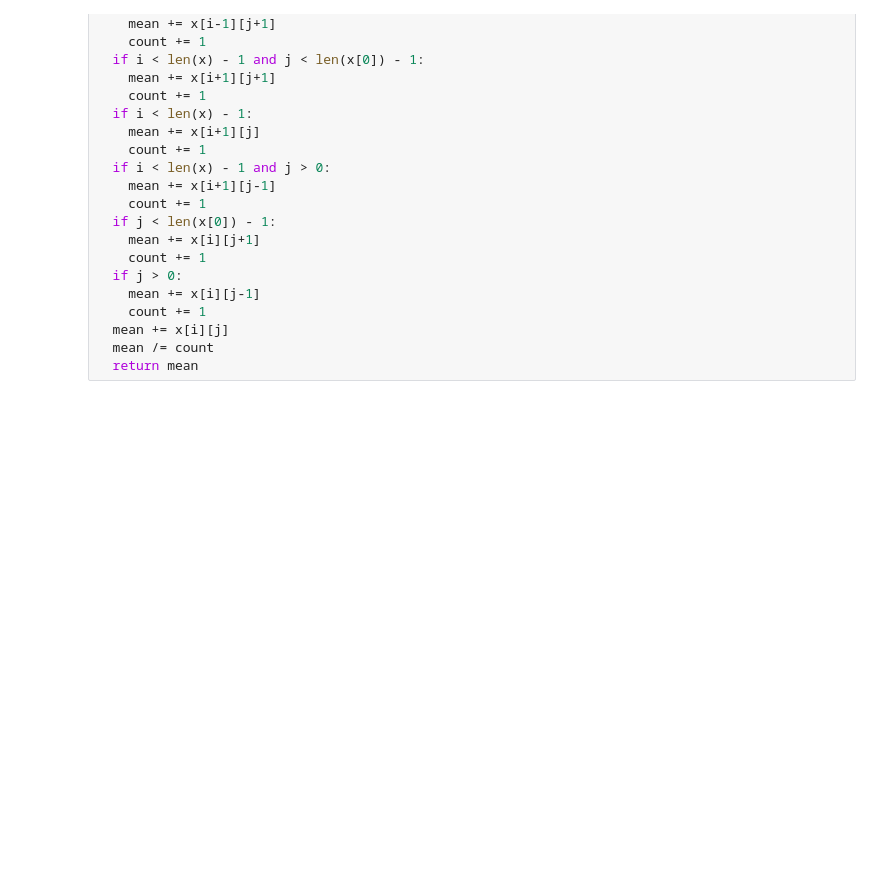
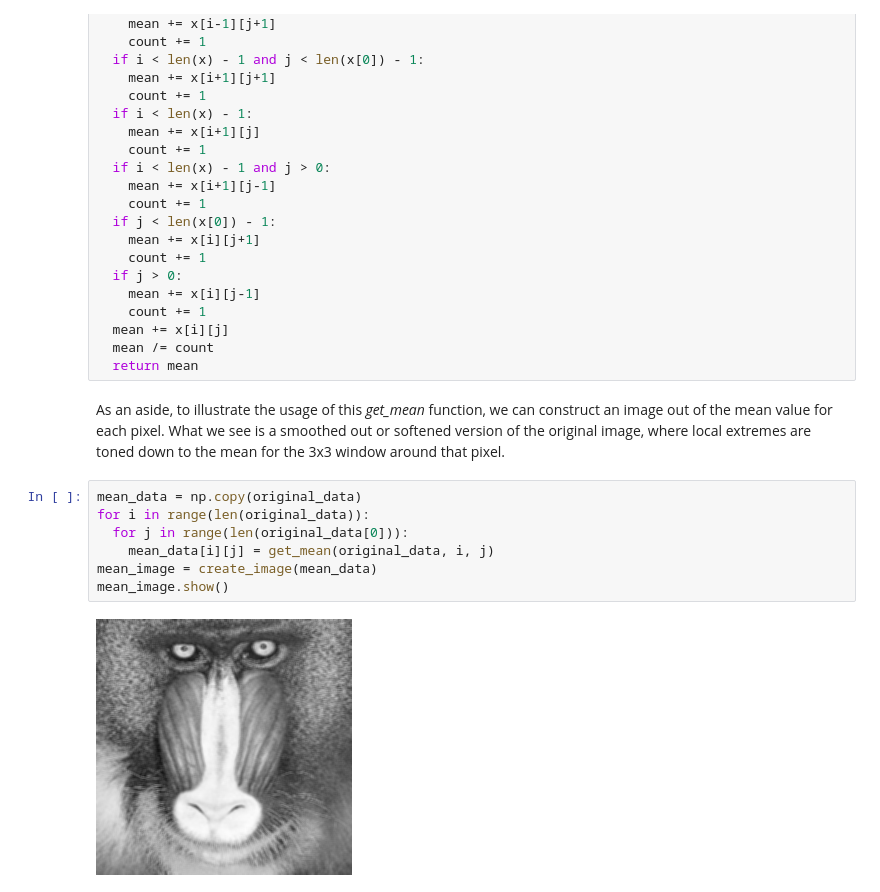
Before and after one commit to djdrng/impulsive-noise-removal, a Jupyter notebook: report.ipynb, the cells around one changed output. Saved outputs shown, nothing was run; the diff lists cells and outputs as text; blank space fills up the shorter version.

```diff
--- a/report.ipynb
+++ b/report.ipynb
@@ -94,3 +191,14 @@ def get_mean(x: np.ndarray, i, j):
   mean += x[i][j]
   mean /= count
   return mean
+# %% [markdown]
+As an aside, to illustrate the usage of this *get_mean* function, we can construct an image out of the mean value for each pixel. What we see is a smoothed out or softened version of the original image, where local extremes are toned down to the mean for the 3x3 window around that pixel.
+# %%
+mean_data = np.copy(original_data)
+for i in range(len(original_data)):
+  for j in range(len(original_data[0])):
+    mean_data[i][j] = get_mean(original_data, i, j)
+mean_image = create_image(mean_data)
+mean_image.show()
+# %% [output]
+[figure, added]
```
Also changed, not shown: parts of 19 cells of this notebook, 18 other files.
